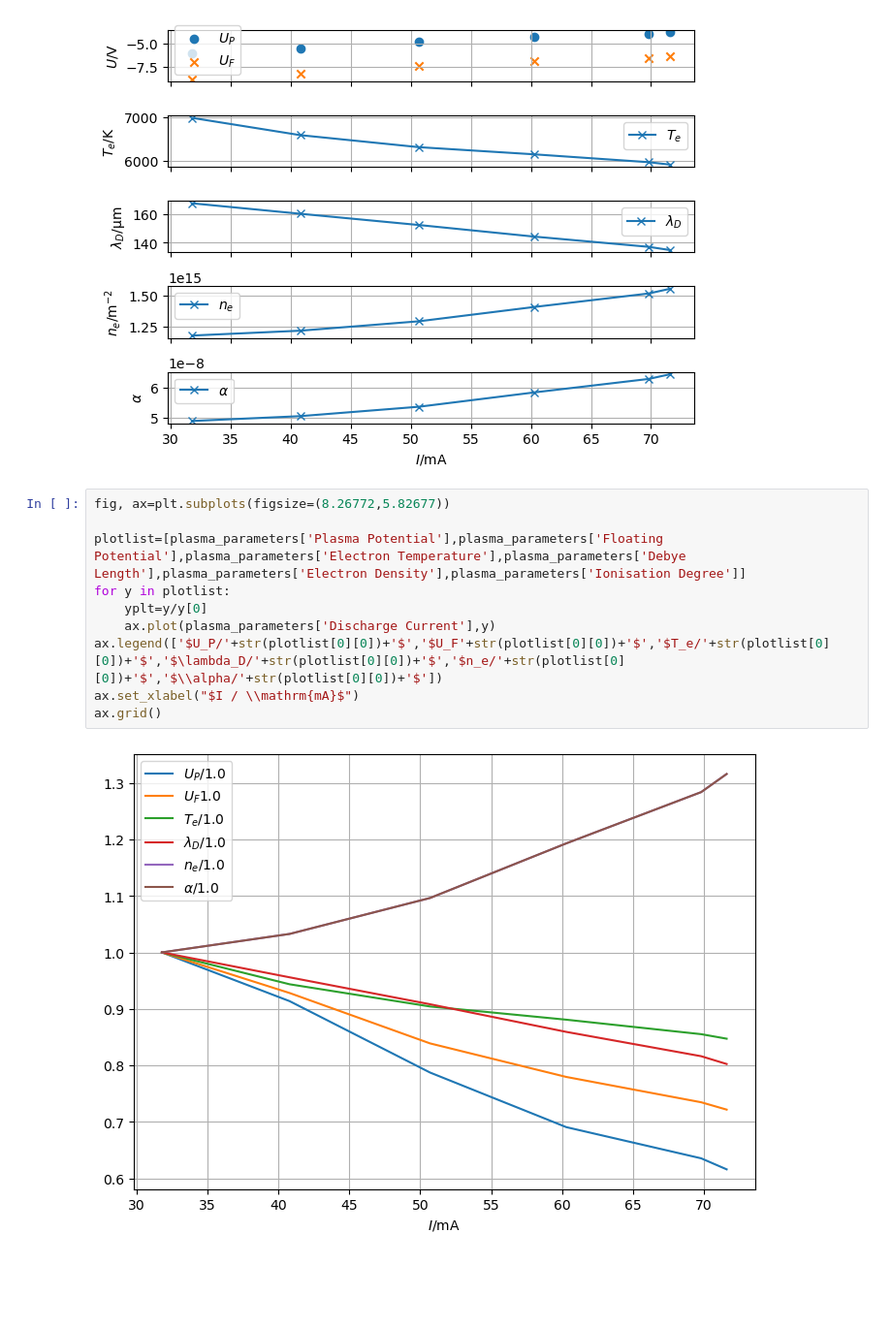
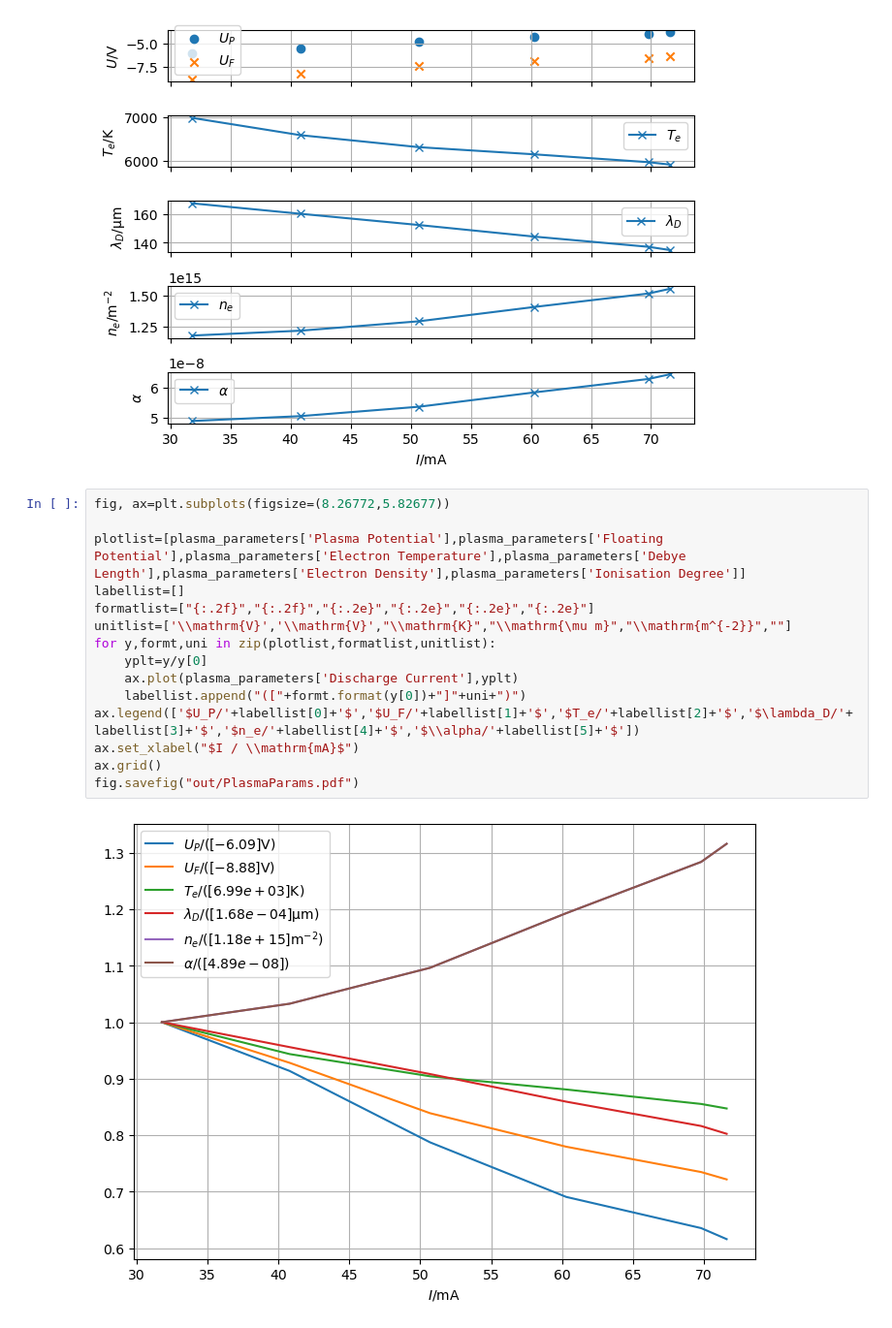
Before and after one commit to hanno22/FPraktikum, a Jupyter notebook: Langmuirsonden/auto_calc.ipynb, the cells around one changed output. Shown: that part at 97% size. Saved outputs shown, nothing was run; the diff lists cells and outputs as text; blank space fills up the shorter version.

Commit message:
Bessere abbildungsqualität+darstellung der PlasmaParams

```diff
--- a/Langmuirsonden/auto_calc.ipynb
+++ b/Langmuirsonden/auto_calc.ipynb
@@ -193,12 +193,17 @@ fig.tight_layout()
 # %%
 fig, ax=plt.subplots(figsize=(8.26772,5.82677))
 
 plotlist=[plasma_parameters['Plasma Potential'],plasma_parameters['Floating Potential'],plasma_parameters['Electron Temperature'],plasma_parameters['Debye Length'],plasma_parameters['Electron Density'],plasma_parameters['Ionisation Degree']]
-for y in plotlist:
+labellist=[]
+formatlist=["{:.2f}","{:.2f}","{:.2e}","{:.2e}","{:.2e}","{:.2e}"]
+unitlist=['\\mathrm{V}','\\mathrm{V}',"\\mathrm{K}","\\mathrm{\mu m}","\\mathrm{m^{-2}}",""]
+for y,formt,uni in zip(plotlist,formatlist,unitlist):
     yplt=y/y[0]
-    ax.plot(plasma_parameters['Discharge Current'],y)
-ax.legend(['$U_P/'+str(plotlist[0][0])+'$','$U_F'+str(plotlist[0][0])+'$','$T_e/'+str(plotlist[0][0])+'$','$\lambda_D/'+str(plotlist[0][0])+'$','$n_e/'+str(plotlist[0][0])+'$','$\\alpha/'+str(plotlist[0][0])+'$'])
+    ax.plot(plasma_parameters['Discharge Current'],yplt)
+    labellist.append("(["+formt.format(y[0])+"]"+uni+")")
+ax.legend(['$U_P/'+labellist[0]+'$','$U_F/'+labellist[1]+'$','$T_e/'+labellist[2]+'$','$\lambda_D/'+labellist[3]+'$','$n_e/'+labellist[4]+'$','$\\alpha/'+labellist[5]+'$'])
 ax.set_xlabel("$I / \\mathrm{mA}$")
 ax.grid()
+fig.savefig("out/PlasmaParams.pdf")
 # %% [output]
-[figure, old version]
+[figure, new version]
```
